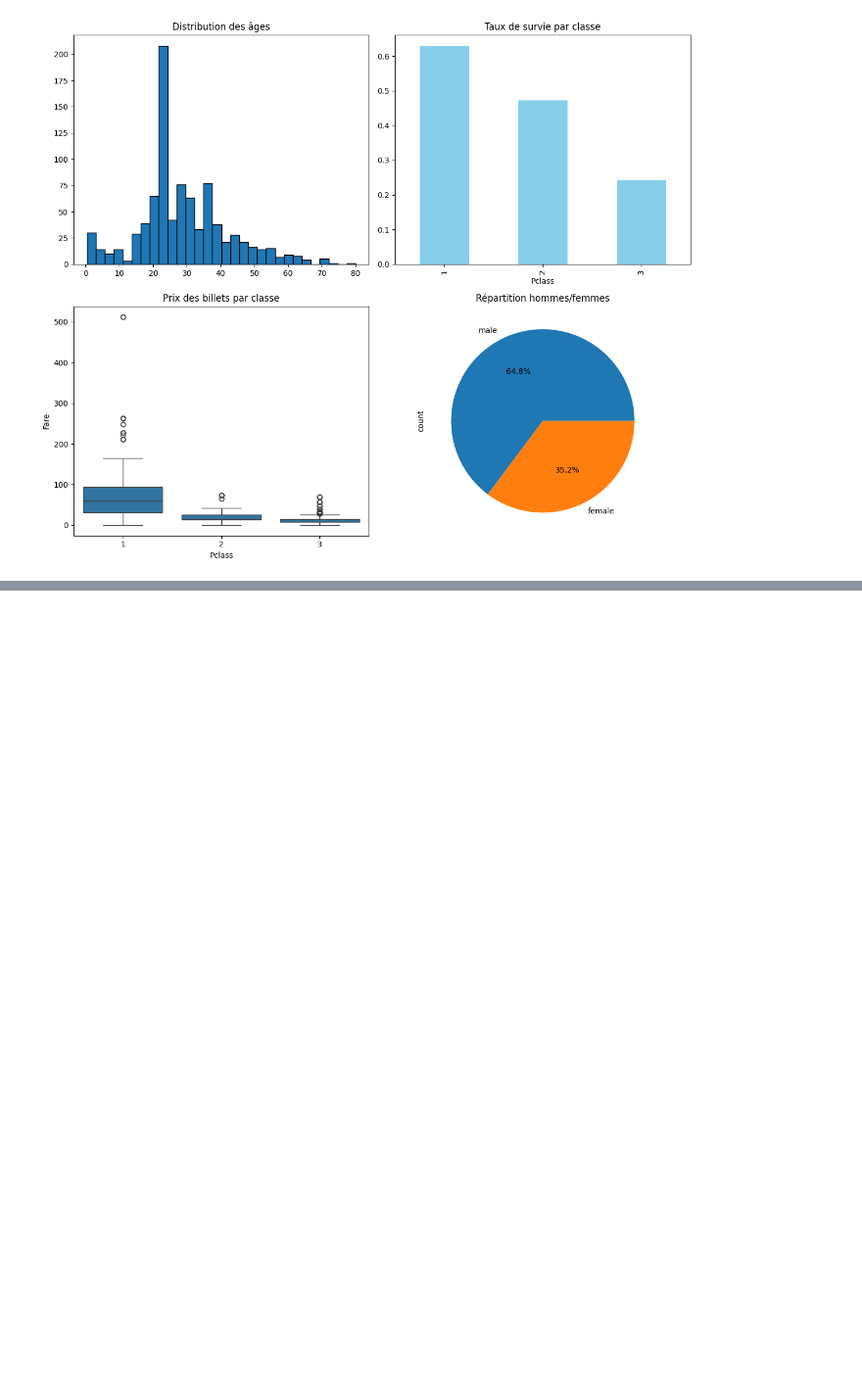
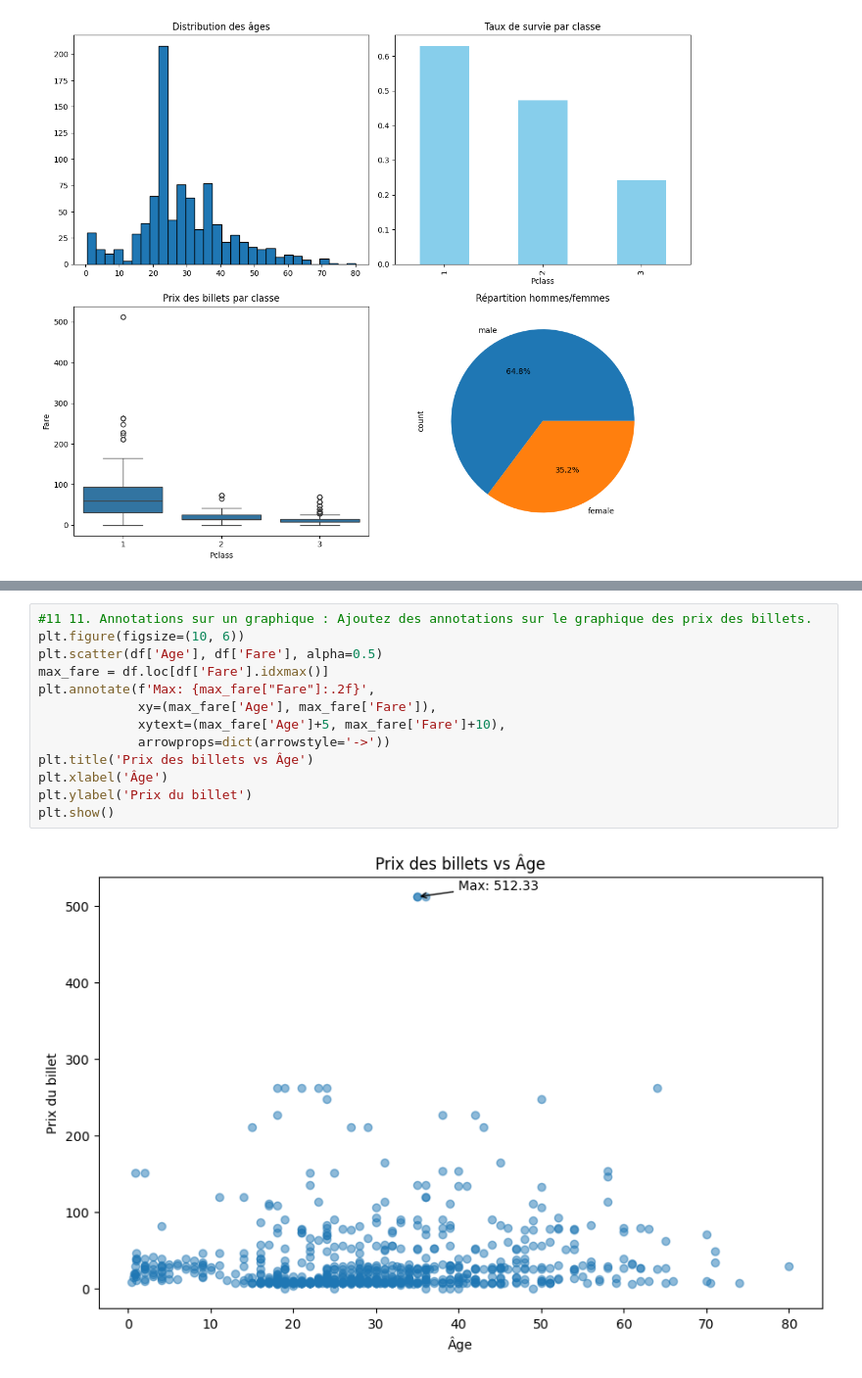
Before and after one commit to souhaylelhammadi/analytique-des-donn-es-et-informatique-d-cisionnelle, a Jupyter notebook: Untitled1.ipynb, the cells around one changed output, grey strips where cells are left out. Shown at 98% size. Cells and saved outputs as stored; diff of their text form; blank space fills up the shorter version.

```diff
--- a/Untitled1.ipynb
+++ b/Untitled1.ipynb
@@ -174,0 +186,15 @@ plt.show()
+# %%
+#11 11. Annotations sur un graphique : Ajoutez des annotations sur le graphique des prix des billets.
+plt.figure(figsize=(10, 6))
+plt.scatter(df['Age'], df['Fare'], alpha=0.5)
+max_fare = df.loc[df['Fare'].idxmax()]
+plt.annotate(f'Max: {max_fare["Fare"]:.2f}',
+             xy=(max_fare['Age'], max_fare['Fare']),
+             xytext=(max_fare['Age']+5, max_fare['Fare']+10),
+             arrowprops=dict(arrowstyle='->'))
+plt.title('Prix des billets vs Âge')
+plt.xlabel('Âge')
+plt.ylabel('Prix du billet')
+plt.show()
+# %% [output]
+[figure, added]
```
Also changed, not shown: parts of 14 cells of this notebook.
